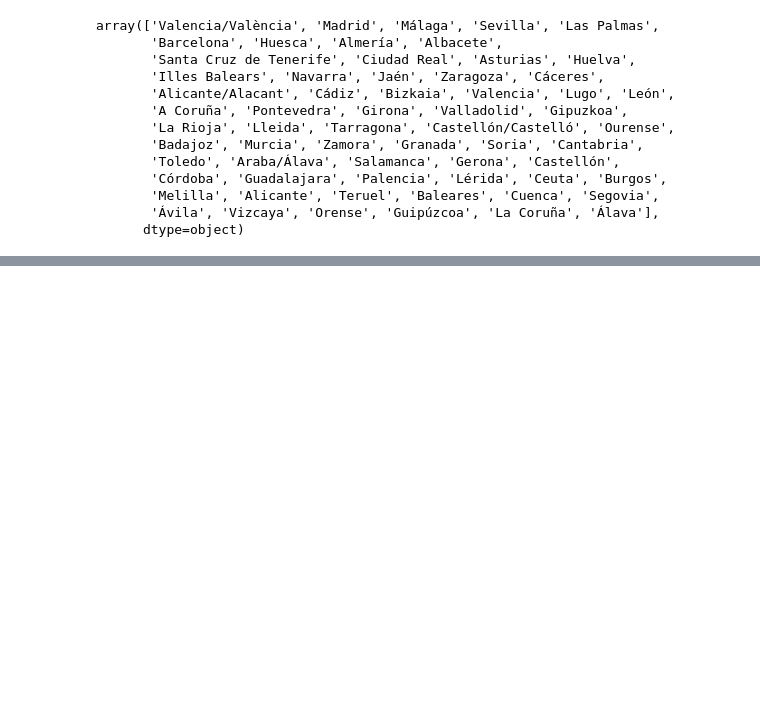
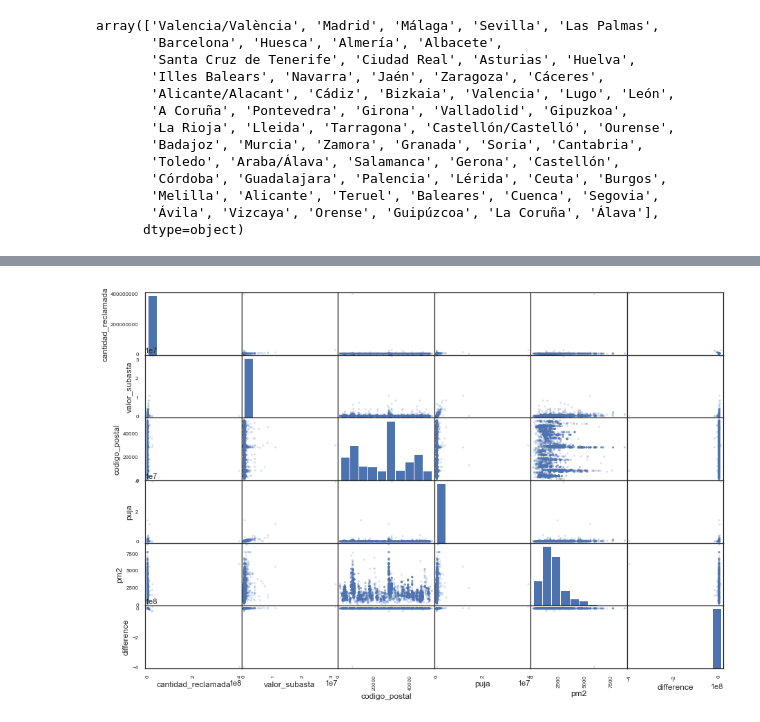
Before and after one commit to Artturoo/Final_Project, a Jupyter notebook: src/Scraping_pm2.ipynb, the cells around one changed output, grey strips where cells are left out. Drawn from its saved outputs; the diff is of its cells as text; code cells hidden in the pictures; blank space fills up the shorter version.

```diff
--- a/src/Scraping_pm2.ipynb
+++ b/src/Scraping_pm2.ipynb
@@ -448,0 +489,4 @@ df.head()
+# %%
+pd.plotting.scatter_matrix(df, figsize=(15, 10), alpha=0.2);
+# %% [output]
+[figure, added]
```
Also changed, not shown: parts of 5 cells of this notebook.
